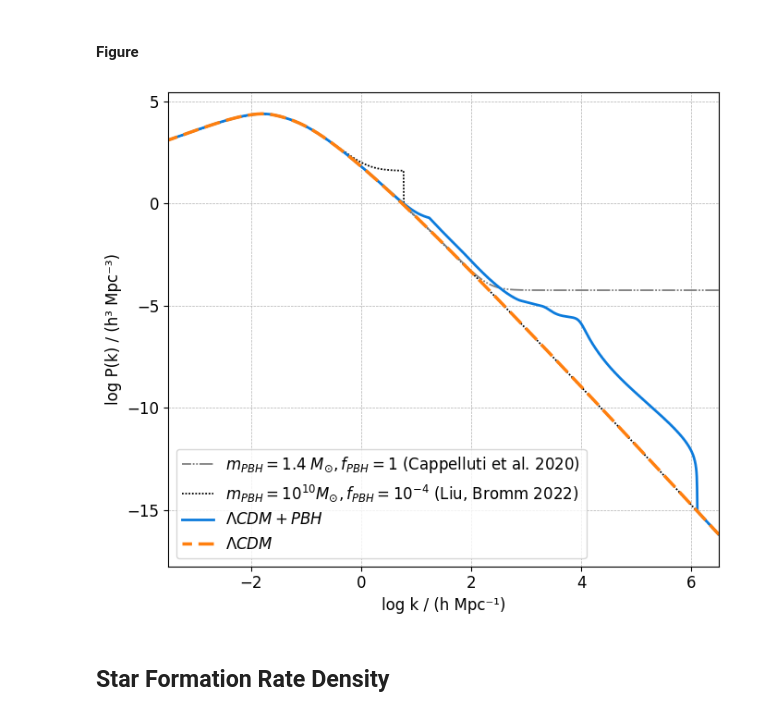
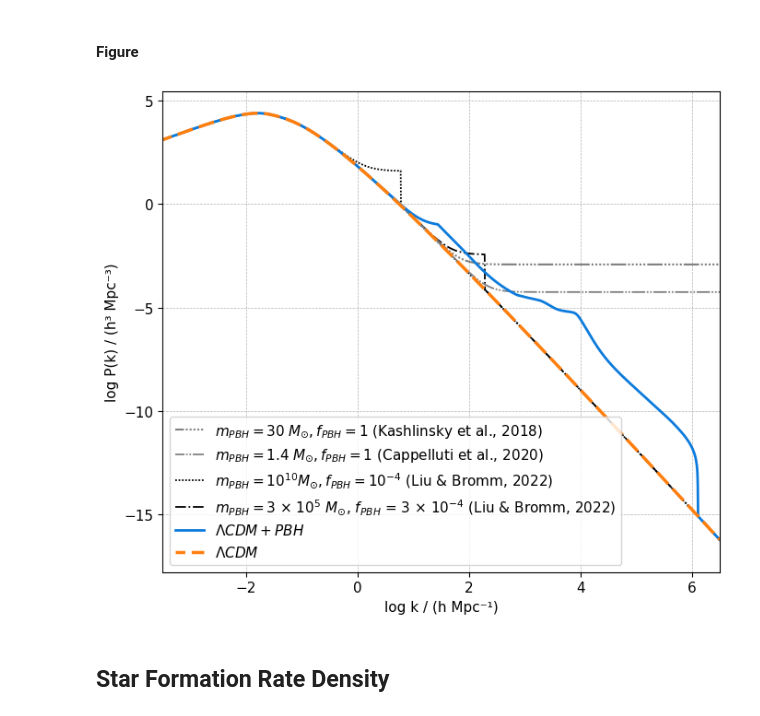
Before and after one commit to albertomagaraggia/PBH_CosmicArchitects, a Jupyter notebook: PBH_CosmicArchitects.ipynb, the cells around one changed output. Cells and saved outputs as stored; diff of their text form; code cells hidden in the pictures.

```diff
--- a/PBH_CosmicArchitects.ipynb
+++ b/PBH_CosmicArchitects.ipynb
@@ -138,8 +138,8 @@ rhoDM = 0.26 * rho_c                                                        # DM
 # positive mass and positive df/dlnM, and construct a smoothed spline in log-log space
 # for interpolation of the distribution over the sampled mass range.
 
-file_path = 'FA2.txt'
-mass_smooth_factor = 0.1  #adjust based on your mass file
+file_path = 'massfunction.txt'
+mass_smooth_factor = 0.08  #adjust based on your mass file
 
 with open(file_path, 'r') as f:
     lines = f.read().splitlines()
@@ -357,7 +357,7 @@ for i, k in enumerate(k_vals):
         _gamma_   = (Om - Ob) / Om
         a_minus = 0.25 * (np.sqrt(1 + 24 * _gamma_) - 1)
         D       = (1 + 3 * _gamma_ * s / (2 * a_minus))**a_minus - 1
-        pref      = D **2 / (rho_cr * Omega_dm * np.log(10))
+        pref      = D **2 / (rho_cr * Omega_dm )#* np.log(10))
         P_pbh[i]  = pref * np.trapz(integrand, M_vals)
 
 
@@ -407,38 +407,38 @@ P_tot_norm4 = PSnormalization(P_tot4)
 # %%
 # ─── Plot in h-units ─────────────────────────────────────────────────────────
 k_h      = k_vals / h
 P_l_h    = P_lcdm    * h**3
 P_pbh_h  = P_pbh     * h**3
 P_tot_h  = P_tot_norm * h**3
 P_tot_h1  = P_tot_norm1 * h**3
 P_tot_h2  = P_tot_norm2 * h**3
 P_tot_h3  = P_tot_norm3 * h**3
 P_tot_h4  = P_tot_norm4 * h**3
 
 plt.figure(figsize=(7,6))
-plt.rcParams.update({'font.size': 12})
-#plt.plot(np.log10(k_h), np.log10(P_tot_h1), label=r'$m_{PBH}=3$ $\times$ $10^{5}$ $M_{\odot}$, $f_{PBH}$ = 3 $\times$ $10^{-4}$ (Liu, Bromm 2022)',linewidth=1.3,c='k',linestyle='-.')
-plt.plot(np.log10(k_h), np.log10(P_tot_h2), label=r'$m_{PBH}= 10^{10} M_{\odot}, f_{PBH} = 10^{-4}$ (Liu, Bromm 2022)',linewidth=1.3,c='k',linestyle=(0,(1,1)))
-plt.plot(np.log10(k_h), np.log10(P_tot_h3), label=r'$m_{PBH}=1.4 \;M_{\odot}, f_{PBH} = 1$ (Cappelluti et al. 2020)',linewidth=1.3,c='gray',linestyle=(2.5, (8, 1, 1, 1, 1, 1)))
-#plt.plot(np.log10(k_h), np.log10(P_tot_h4), label=r'$m_{PBH}= 30 \;M_{\odot}, f_{PBH} = 1$ (Kashlinsky et al. 2018)',linewidth=1.5,c='gray',linestyle=(3.5, (8, 1, 1, 1, 1, 1, 1, 1, 1, 1,1,1))) #(0,(1,3))
+plt.rcParams.update({'font.size': 11})
+plt.plot(np.log10(k_h), np.log10(P_tot_h1), label=r'$m_{PBH}=3$ $\times$ $10^{5}$ $M_{\odot}$, $f_{PBH}$ = 3 $\times$ $10^{-4}$ (Liu & Bromm, 2022)',linewidth=1.3,c='k',linestyle='-.')
+plt.plot(np.log10(k_h), np.log10(P_tot_h2), label=r'$m_{PBH}= 10^{10} M_{\odot}, f_{PBH} = 10^{-4}$ (Liu & Bromm, 2022)',linewidth=1.3,c='k',linestyle=(0,(1,1)))
+plt.plot(np.log10(k_h), np.log10(P_tot_h3), label=r'$m_{PBH}=1.4 \;M_{\odot}, f_{PBH} = 1$ (Cappelluti et al., 2020)',linewidth=1.3,c='gray',linestyle=(2.5, (8, 1, 1, 1, 1, 1)))
+plt.plot(np.log10(k_h), np.log10(P_tot_h4), label=r'$m_{PBH}= 30 \;M_{\odot}, f_{PBH} = 1$ (Kashlinsky et al., 2018)',linewidth=1.5,c='gray',linestyle=(3.5, (8, 1, 1, 1, 1, 1, 1, 1, 1, 1,1,1))) #(0,(1,3))
 plt.plot(np.log10(k_h), np.log10(P_tot_h), label=r'$\Lambda CDM + PBH$',linewidth=2,c='#0C7BDC')
 plt.plot(np.log10(k_h), np.log10(P_l_h), label=r'$\Lambda CDM$',linewidth=2.5,c='C1',linestyle=(2,(5,2)))
 
 handles,labels = plt.gca().get_legend_handles_labels()
 order = [3,2,1,0,4,5]
-order = [1,0,2,3]
+#order = [1,0,2,3]
 
 
 plt.xlim(-3.5,6.5)
 plt.xlabel('log k / (h Mpc⁻¹)')
 plt.ylabel('log P(k) / (h³ Mpc⁻³)')
 plt.legend([handles[idx] for idx in order],[labels[idx] for idx in order],loc='lower left')
 plt.grid(True, which='both', ls='--', lw=0.5)
 plt.tight_layout()
-plt.savefig("figurepaper/PS.png", dpi=1000, bbox_inches='tight')
+plt.savefig("figurepaper/PS.png", dpi=300, bbox_inches='tight')
 plt.show()
 # %% [output]
-[figure, old version]
+[figure, new version]
 # %% [markdown]
 ## Star Formation Rate Density
 # %%
```
Also changed, not shown: parts of 6 cells of this notebook.
